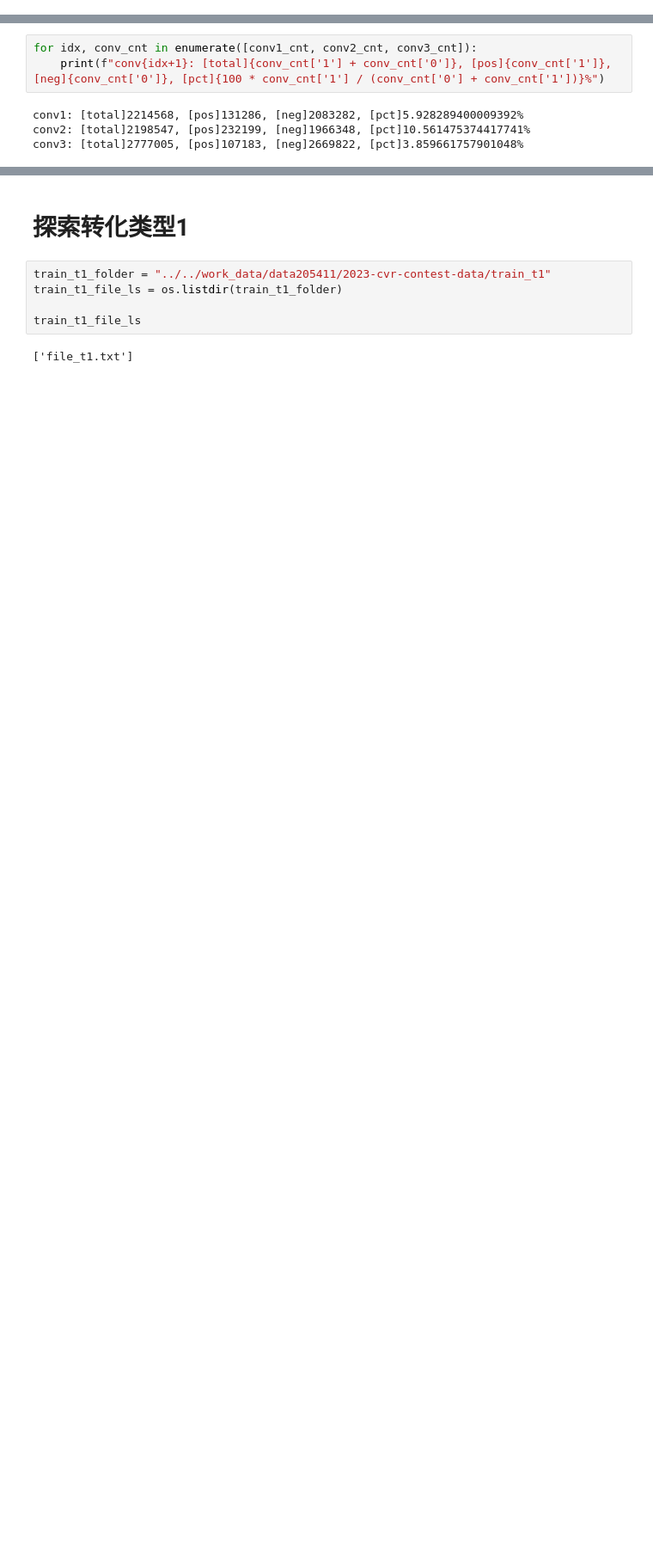
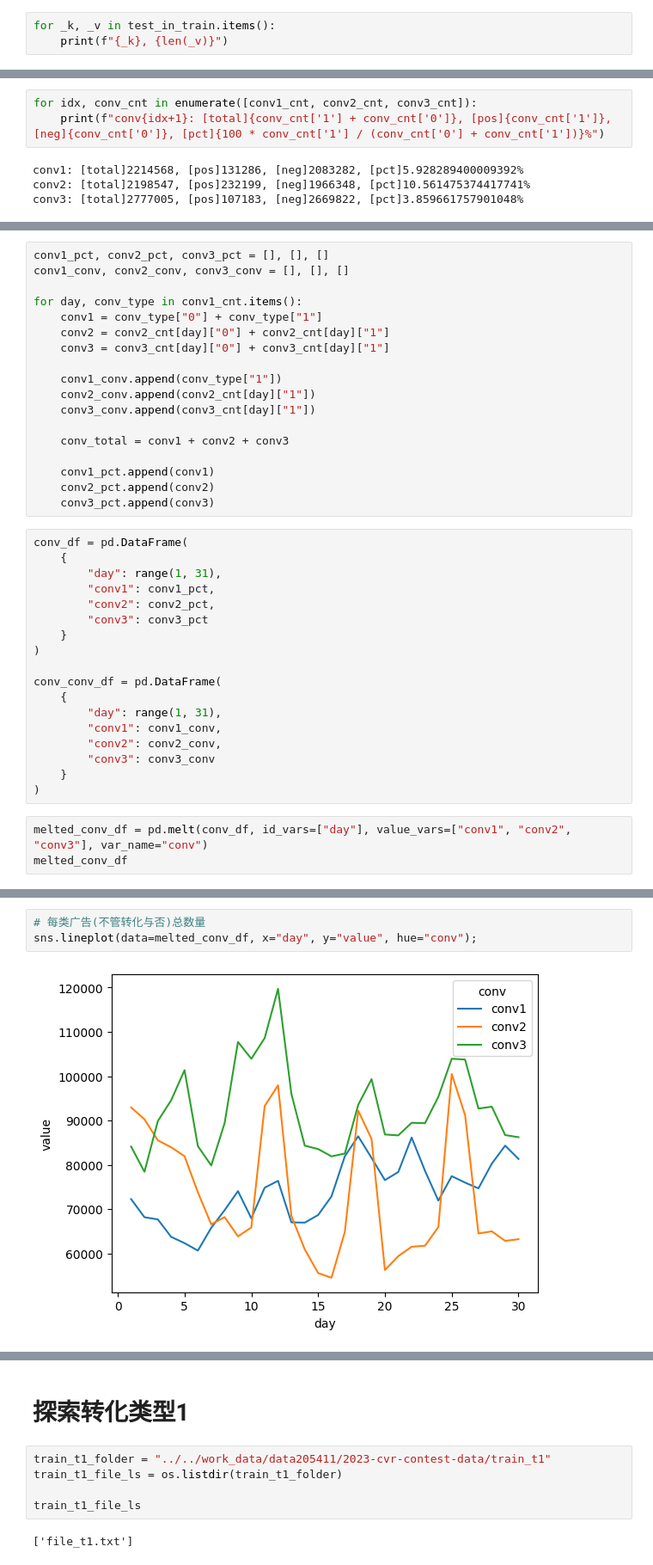
Before and after one commit to makwingchi/conversion-rate-prediction, a Jupyter notebook: PaddleDynamic/jupyter/feature_eng.ipynb, the cells around one changed output, grey strips where cells are left out. Shown: that part at 86% size. Drawn from its saved outputs; the diff is of its cells as text; blank space fills up the shorter version.

```diff
--- a/PaddleDynamic/jupyter/feature_eng.ipynb
+++ b/PaddleDynamic/jupyter/feature_eng.ipynb
@@ -286,3 +348,6 @@ for _k, _v in test.items():
 24, 3
 25, 4
 26, 15
+# %%
+for _k, _v in test_in_train.items():
+    print(f"{_k}, {len(_v)}")
@@ -758,0 +929,39 @@ conv3: [total]2777005, [pos]107183, [neg]2669822, [pct]3.859661757901048%
+# %%
+conv1_pct, conv2_pct, conv3_pct = [], [], []
+conv1_conv, conv2_conv, conv3_conv = [], [], []
+
+for day, conv_type in conv1_cnt.items():
+    conv1 = conv_type["0"] + conv_type["1"]
+    conv2 = conv2_cnt[day]["0"] + conv2_cnt[day]["1"]
+    conv3 = conv3_cnt[day]["0"] + conv3_cnt[day]["1"]
+
+    conv1_conv.append(conv_type["1"])
+    conv2_conv.append(conv2_cnt[day]["1"])
+    conv3_conv.append(conv3_cnt[day]["1"])
+
+    conv_total = conv1 + conv2 + conv3
+
+    conv1_pct.append(conv1)
+    conv2_pct.append(conv2)
+    conv3_pct.append(conv3)
+# %%
+conv_df = pd.DataFrame(
+    {
+        "day": range(1, 31),
+        "conv1": conv1_pct,
+        "conv2": conv2_pct,
+        "conv3": conv3_pct
+    }
+)
+
+conv_conv_df = pd.DataFrame(
+    {
+        "day": range(1, 31),
+        "conv1": conv1_conv,
+        "conv2": conv2_conv,
+        "conv3": conv3_conv
+    }
+)
+# %%
+melted_conv_df = pd.melt(conv_df, id_vars=["day"], value_vars=["conv1", "conv2", "conv3"], var_name="conv")
+melted_conv_df
@@ -758,0 +999,5 @@ conv3: [total]2777005, [pos]107183, [neg]2669822, [pct]3.859661757901048%
+# %%
+# 每类广告(不管转化与否)总数量
+sns.lineplot(data=melted_conv_df, x="day", y="value", hue="conv");
+# %% [output]
+[figure, added]
```
Also changed, not shown: parts of 32 cells of this notebook, 1 other file.
